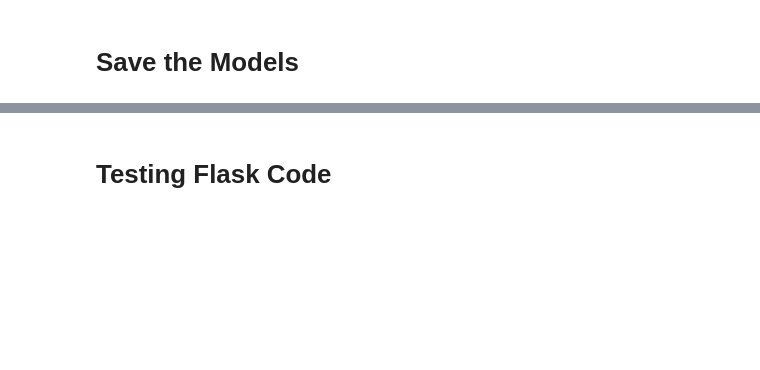
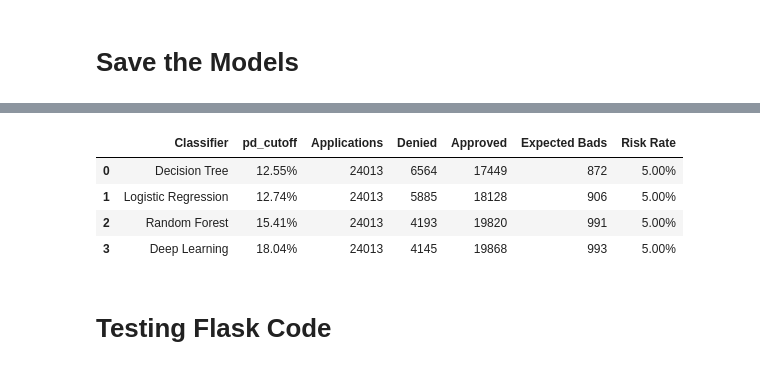
Before and after one commit to marcelotroiani/bootcamp, a Jupyter notebook: project-loan-credit-risk/Project3_CreditRisk.ipynb, the cells around one changed output, grey strips where cells are left out. Cells and saved outputs as stored; diff of their text form; code cells hidden in the pictures; blank space fills up the shorter version.

```diff
--- a/project-loan-credit-risk/Project3_CreditRisk.ipynb
+++ b/project-loan-credit-risk/Project3_CreditRisk.ipynb
@@ -430,3 +481,25 @@ with open('models/XScaler.pkl', 'wb') as fid:
+# %%
+output=pd.DataFrame(cutoff_analysis)
+output.columns=['Classifier','pd_cutoff',"Approved","Risk Rate"]
+output["Denied"]=len(inputs)-output["Approved"]
+output["Applications"]=len(inputs)
+output["Expected Bads"]=output["Approved"]*risk_level
+
+output = output[['Classifier','pd_cutoff','Applications','Denied','Approved','Expected Bads','Risk Rate']]
+
+output=output.style.format({
+    'pd_cutoff': '{:,.2%}'.format,
+    'Risk Rate' : '{:,.2%}'.format,
+    'Expected Bads': '{:,.0f}'.format
+})
+
+output
+# %% [output]
+|  | Classifier | pd_cutoff | Applications | Denied | Approved | Expected Bads | Risk Rate |
+| 0 | Decision Tree | 12.55% | 24013 | 6564 | 17449 | 872 | 5.00% |
+| 1 | Logistic Regression | 12.74% | 24013 | 5885 | 18128 | 906 | 5.00% |
+| 2 | Random Forest | 15.41% | 24013 | 4193 | 19820 | 991 | 5.00% |
+| 3 | Deep Learning | 18.04% | 24013 | 4145 | 19868 | 993 | 5.00% |
 # %% [markdown]
 # Testing Flask Code
 # %%
```
Also changed, not shown: parts of 12 cells of this notebook, 5 other files.
